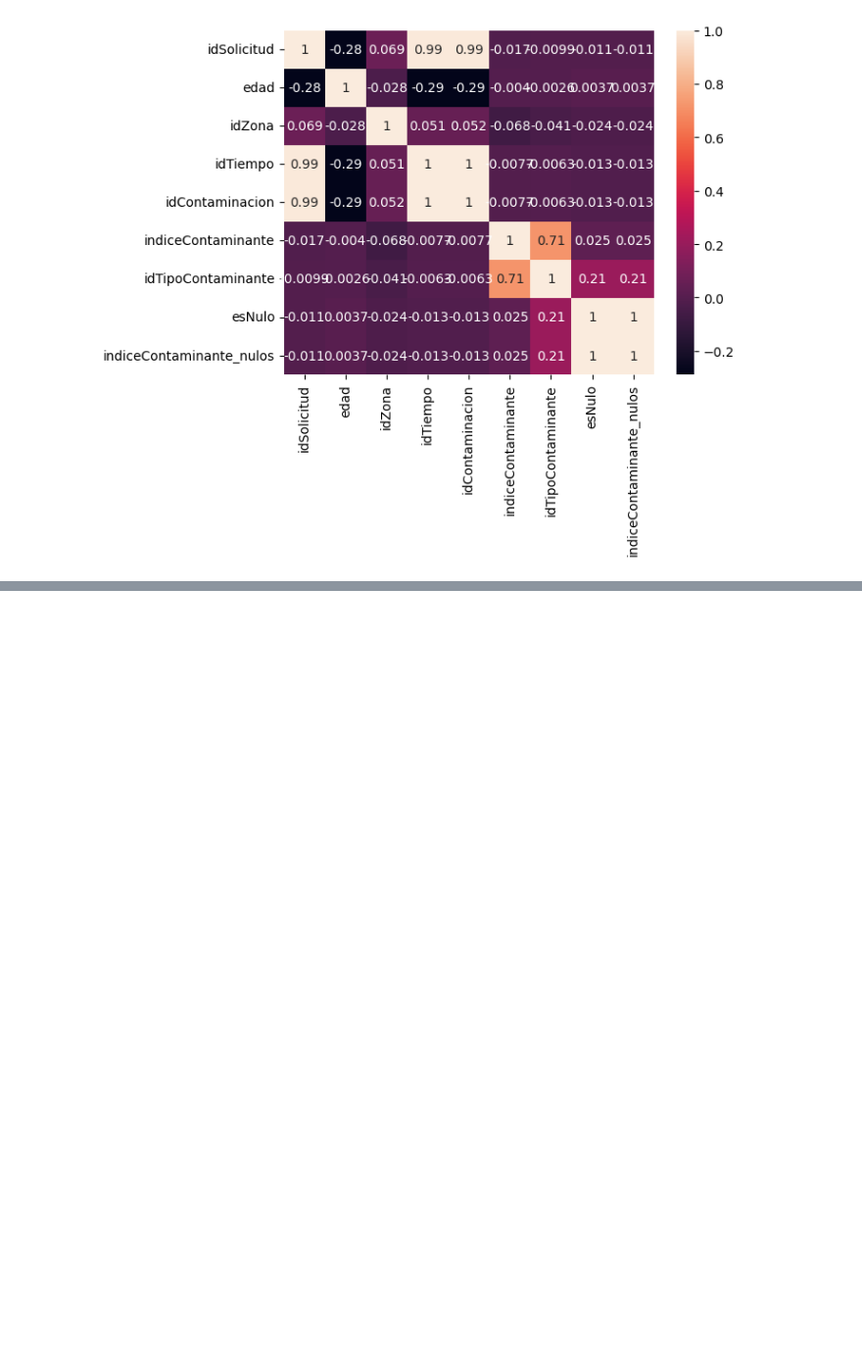
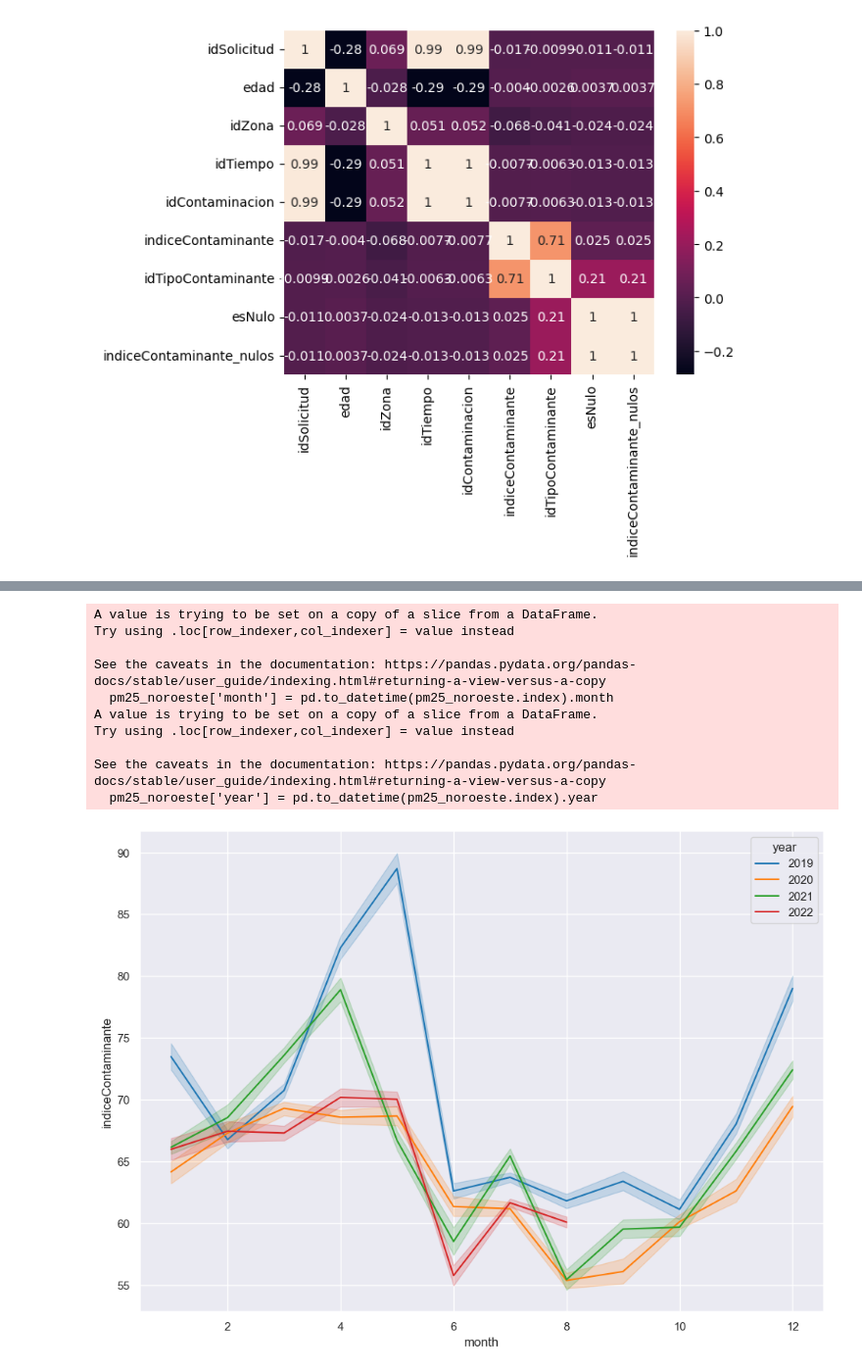
Before and after one commit to Vapss/Modelo-ML-IA-DataMining, a Jupyter notebook: TratamientoYModelo.ipynb, the cells around one changed output, grey strips where cells are left out. Shown at 98% size. Saved outputs shown, nothing was run; the diff lists cells and outputs as text; code cells hidden in the pictures; blank space fills up the shorter version.

```diff
--- a/TratamientoYModelo.ipynb
+++ b/TratamientoYModelo.ipynb
@@ -486,0 +638,17 @@ Coeficiente de determinación: 0.5732772976119855
+# %%
+pm25_noroeste['month'] = pd.to_datetime(pm25_noroeste.index).month
+pm25_noroeste['year'] = pd.to_datetime(pm25_noroeste.index).year
+sns.lineplot(x='month', y='indiceContaminante', hue='year', data=pm25_noroeste, palette='tab10')
+sns.set(rc={'figure.figsize':(11.7,8.27)})
+# %% [output]
+A value is trying to be set on a copy of a slice from a DataFrame.
+Try using .loc[row_indexer,col_indexer] = value instead
+
+See the caveats in the documentation: https://pandas.pydata.org/pandas-docs/stable/user_guide/indexing.html#returning-a-view-versus-a-copy
+  pm25_noroeste['month'] = pd.to_datetime(pm25_noroeste.index).month
+A value is trying to be set on a copy of a slice from a DataFrame.
+Try using .loc[row_indexer,col_indexer] = value instead
+
+See the caveats in the documentation: https://pandas.pydata.org/pandas-docs/stable/user_guide/indexing.html#returning-a-view-versus-a-copy
+  pm25_noroeste['year'] = pd.to_datetime(pm25_noroeste.index).year
+[figure, added]
```
Also changed, not shown: parts of 30 cells of this notebook, 10 other files.
